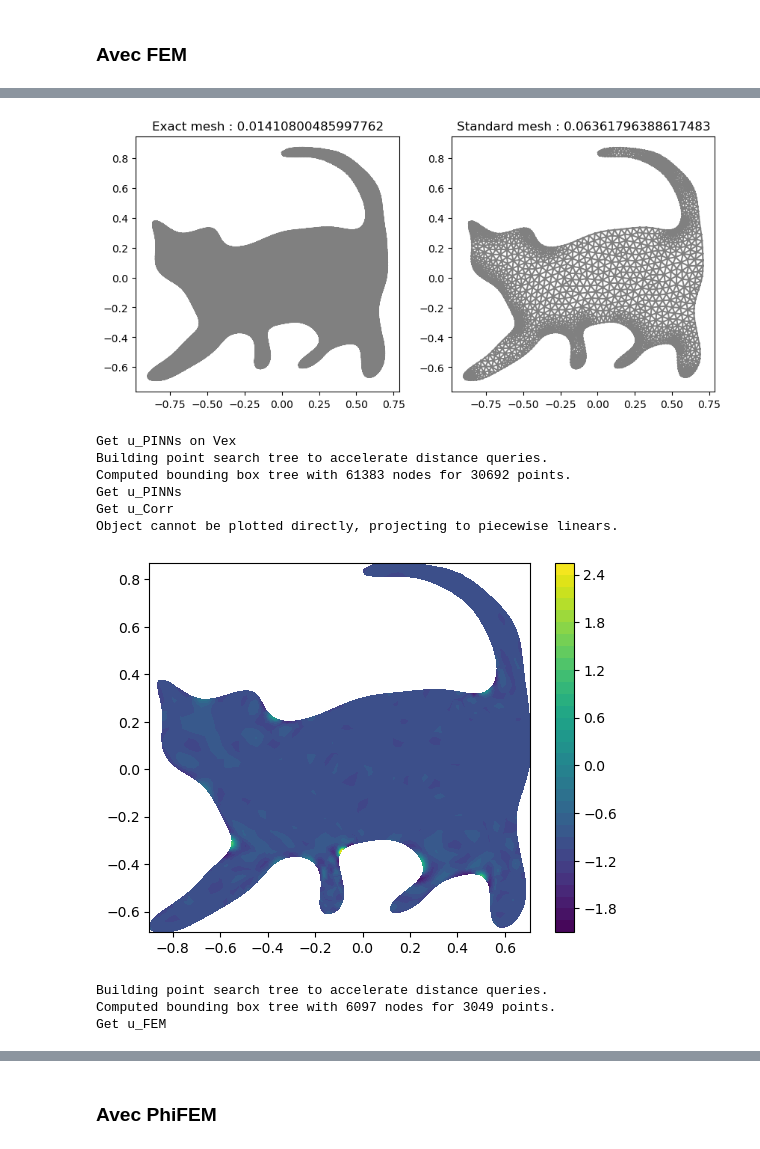
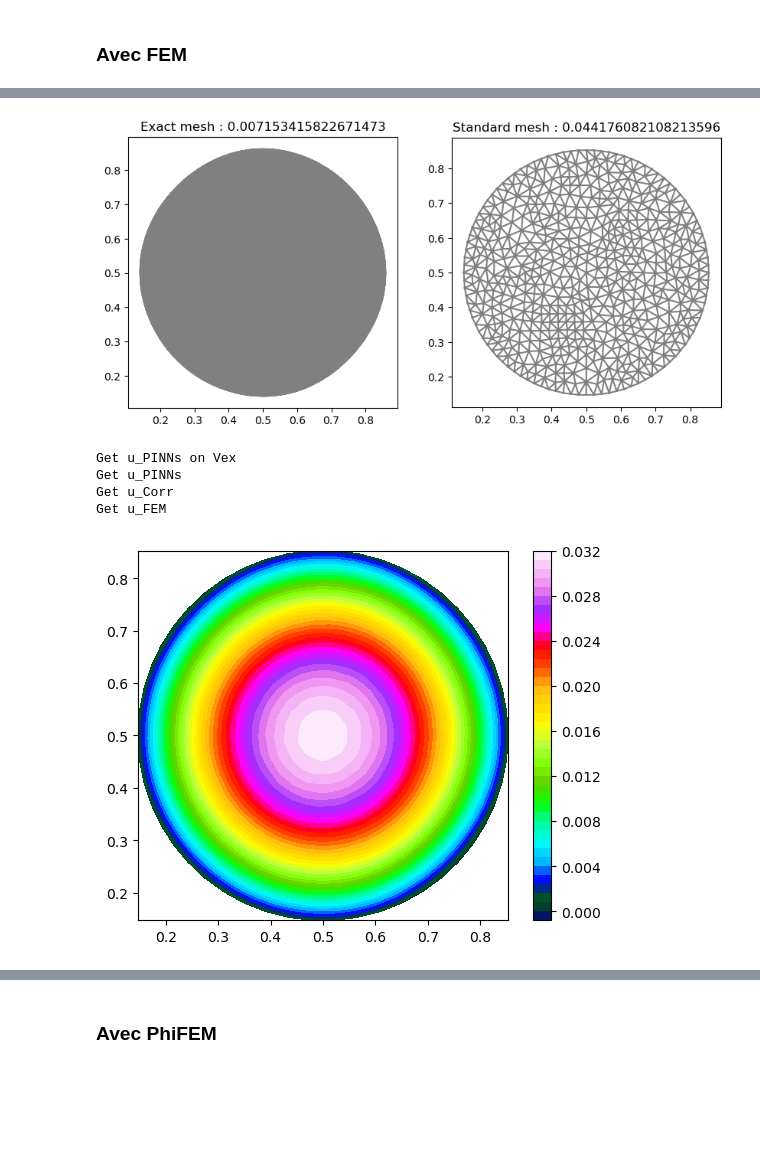
Before and after one commit to flecourtier/these2023, a Jupyter notebook: notebooks/learned_sdf/correct_prediction copy.ipynb, the cells around one changed output, grey strips where cells are left out. Drawn from its saved outputs; the diff is of its cells as text; code cells hidden in the pictures; blank space fills up the shorter version.

Commit message:
Circle

```diff
--- a/notebooks/learned_sdf/correct_prediction copy.ipynb
+++ b/notebooks/learned_sdf/correct_prediction copy.ipynb
@@ -29,7 +36,7 @@ from scar.correction.correct_pred import *
 ## Define case
 # %%
 config = 1
-casefile = "../../testcases/"+"lap_cat_2.json"
+casefile = "../../testcases/"+"lap_circle_1.json"
 
 cas = Case(casefile)
 problem_considered = cas.problem
@@ -82,16 +89,18 @@ else:
     params = [[S,f,p]]
 
 nb_vert = 32
-deg_corr = 10
+deg_corr = 8
 # %% [markdown]
 ### Avec FEM
 # %%
 solver = FEMSolver(nb_cell=nb_vert-1, params=params, cas=cas)
 
 # get differents solutions
-analytical = problem_considered.analytical_sol
+# analytical = problem_considered.analytical_sol
+analytical = False
 if analytical:
     u_ex = UexExpr(params[0], degree=10, domain=solver.mesh, pb_considered=solver.pb_considered)
 else:
     mesh_ex,V_ex,u_ex = problem_considered.u_ref(form_trainer,mesh_dir)
+    dx_ex = Measure("dx", domain=mesh_ex)
 # %% [output]
@@ -188,7 +145,7 @@ plot(solver.mesh)
 plt.title("Standard mesh : "+str(solver.mesh.hmax()))
 plt.show()
 # %% [output]
-[figure, old version]
+[figure, new version]
 # %%
 if analytical:
     u_PINNs, norm_L2_PINNs = get_u_PINNs(trainer,solver,deg_corr,get_error=True,analytical_sol=analytical)
@@ -199,43 +156,38 @@ else:
 
     XXYY = V_ex.tabulate_dof_coordinates()
     X_test,mu_test = create_test_sample(XXYY, trainer.pde.parameter_domain)
 
     pred = u_theta.setup_w_dict(X_test, mu_test)
     phi_tild = pred["w"][:,0].cpu().detach().numpy()
     u_PINNs_Vex = Function(V_ex)
     u_PINNs_Vex.vector()[:] = phi_tild.copy()
-    norm_L2_PINNs = (assemble((((u_ex - u_PINNs_Vex)) ** 2) * solver.dx) ** (0.5)) / (assemble((((u_ex)) ** 2) * solver.dx) ** (0.5))
+    norm_L2_PINNs = (assemble((((u_ex - u_PINNs_Vex)) ** 2) * dx_ex) ** (0.5)) / (assemble((((u_ex)) ** 2) * dx_ex) ** (0.5))
 
     print("Get u_PINNs")
 
     u_PINNs, _ = get_u_PINNs(trainer,solver,deg_corr,get_error=False,analytical_sol=analytical)
 
     print("Get u_Corr")
 
     u_Corr,C,_ = correct_pred(solver,u_PINNs,corr_type,get_error=False,analytical_sol=analytical)
     C_inter = interpolate(C, V_ex)
     # u_Corr_inter = project(u_Corr, solver.V)
     # u_Corr_inter = interpolate(u_Corr_inter, V_ex)
     u_Corr_inter = Function(V_ex)
     u_Corr_inter.vector()[:] = u_PINNs_Vex.vector().copy()[:] + C_inter.vector().copy()[:]
-    norm_L2_Corr = (assemble((((u_ex - u_Corr_inter)) ** 2) * solver.dx) ** (0.5)) / (assemble((((u_ex)) ** 2) * solver.dx) ** (0.5))
+    norm_L2_Corr = (assemble((((u_ex - u_Corr_inter)) ** 2) * dx_ex) ** (0.5)) / (assemble((((u_ex)) ** 2) * dx_ex) ** (0.5))
 
     print("Get u_FEM")
 
     u_FEM,_ = solver.fem(0,get_error=False,analytical_sol=analytical)
     u_FEM_inter = interpolate(u_FEM, V_ex)
-    norm_L2_FEM = (assemble((((u_ex - u_FEM_inter)) ** 2) * solver.dx) ** (0.5)) / (assemble((((u_ex)) ** 2) * solver.dx) ** (0.5))
+    norm_L2_FEM = (assemble((((u_ex - u_FEM_inter)) ** 2) * dx_ex) ** (0.5)) / (assemble((((u_ex)) ** 2) * dx_ex) ** (0.5))
 # %% [output]
 Get u_PINNs on Vex
-Building point search tree to accelerate distance queries.
-Computed bounding box tree with 61383 nodes for 30692 points.
 Get u_PINNs
 Get u_Corr
-Object cannot be plotted directly, projecting to piecewise linears.
+Get u_FEM
-[figure, old version]
+[figure, new version]
-Building point search tree to accelerate distance queries.
-Computed bounding box tree with 6097 nodes for 3049 points.
-Get u_FEM
 # %%
 plt.figure(figsize=(15,15))
 
```
Also changed, not shown: parts of 8 cells of this notebook, 13 other files.
